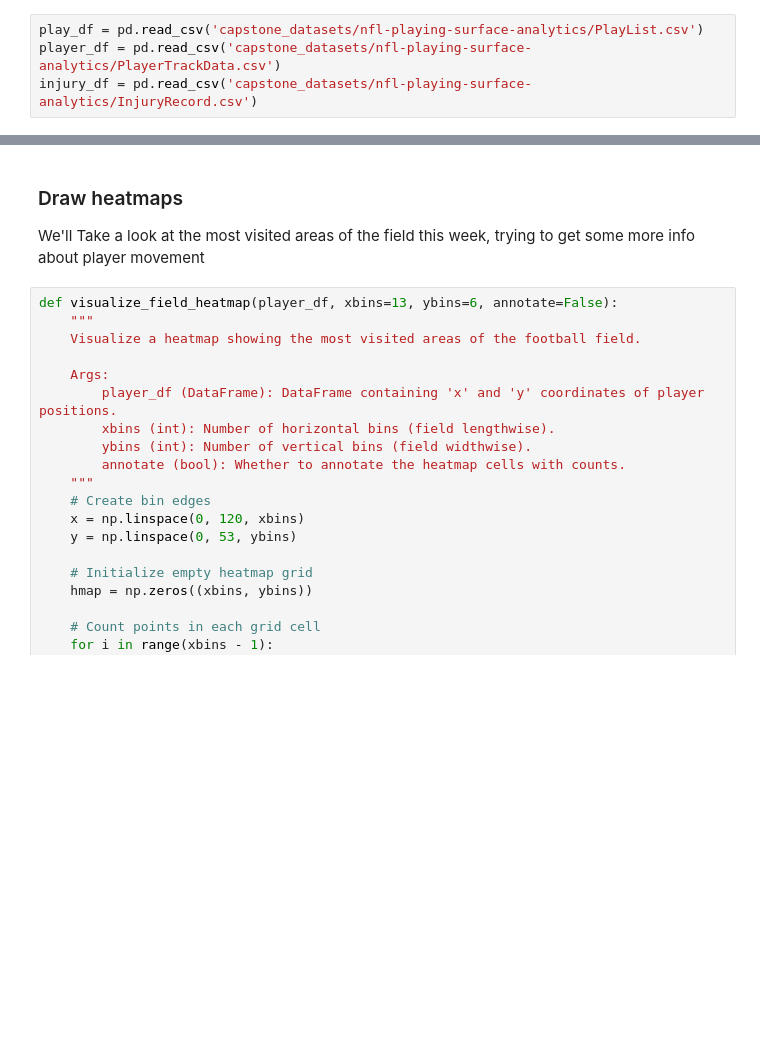
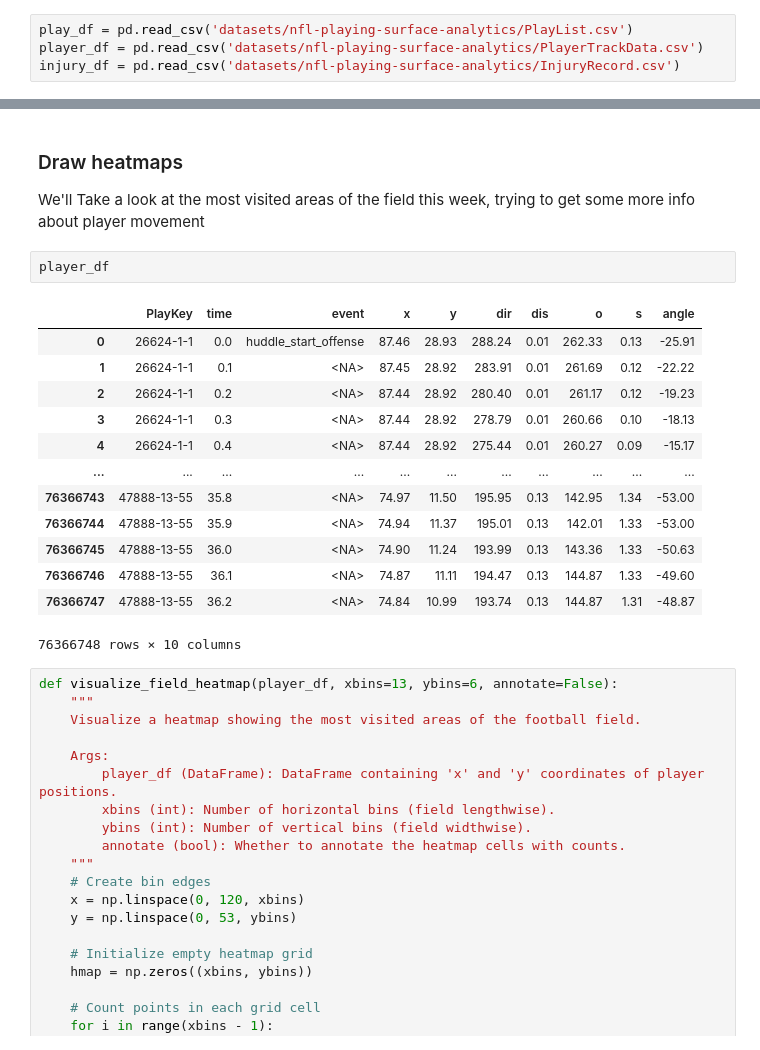
Before and after one commit to shmorhunmsds/ai4l_final_project, a Jupyter notebook: Week9_PShmorhun.ipynb, the cells around one changed output, grey strips where cells are left out. Drawn from its saved outputs; the diff is of its cells as text; blank space fills up the shorter version.

```diff
--- a/Week9_PShmorhun.ipynb
+++ b/Week9_PShmorhun.ipynb
@@ -125,9 +125,9 @@ import pandas as pd
 import warnings
 warnings.simplefilter(action='ignore', category=FutureWarning)
 # %%
-play_df = pd.read_csv('capstone_datasets/nfl-playing-surface-analytics/PlayList.csv')
-player_df = pd.read_csv('capstone_datasets/nfl-playing-surface-analytics/PlayerTrackData.csv')
-injury_df = pd.read_csv('capstone_datasets/nfl-playing-surface-analytics/InjuryRecord.csv')
+play_df = pd.read_csv('datasets/nfl-playing-surface-analytics/PlayList.csv')
+player_df = pd.read_csv('datasets/nfl-playing-surface-analytics/PlayerTrackData.csv')
+injury_df = pd.read_csv('datasets/nfl-playing-surface-analytics/InjuryRecord.csv')
 # %%
 !nvidia-smi # check if GPU is available
 # %% [output]
@@ -426,6 +426,22 @@ visualize_game_features(game_df_cleaned, rotation=90, add_labels=True, figsize=(
 # %% [markdown]
 ### Draw heatmaps
 We'll Take a look at the most visited areas of the field this week, trying to get some more info about player movement
+# %%
+player_df
+# %% [output]
+|  | PlayKey | time | event | x | y | dir | dis | o | s | angle |
+| 0 | 26624-1-1 | 0.0 | huddle_start_offense | 87.46 | 28.93 | 288.24 | 0.01 | 262.33 | 0.13 | -25.91 |
+| 1 | 26624-1-1 | 0.1 | <NA> | 87.45 | 28.92 | 283.91 | 0.01 | 261.69 | 0.12 | -22.22 |
+| 2 | 26624-1-1 | 0.2 | <NA> | 87.44 | 28.92 | 280.40 | 0.01 | 261.17 | 0.12 | -19.23 |
+| 3 | 26624-1-1 | 0.3 | <NA> | 87.44 | 28.92 | 278.79 | 0.01 | 260.66 | 0.10 | -18.13 |
+| 4 | 26624-1-1 | 0.4 | <NA> | 87.44 | 28.92 | 275.44 | 0.01 | 260.27 | 0.09 | -15.17 |
+| ... | ... | ... | ... | ... | ... | ... | ... | ... | ... | ... |
+| 76366743 | 47888-13-55 | 35.8 | <NA> | 74.97 | 11.50 | 195.95 | 0.13 | 142.95 | 1.34 | -53.00 |
+| 76366744 | 47888-13-55 | 35.9 | <NA> | 74.94 | 11.37 | 195.01 | 0.13 | 142.01 | 1.33 | -53.00 |
+| 76366745 | 47888-13-55 | 36.0 | <NA> | 74.90 | 11.24 | 193.99 | 0.13 | 143.36 | 1.33 | -50.63 |
+| 76366746 | 47888-13-55 | 36.1 | <NA> | 74.87 | 11.11 | 194.47 | 0.13 | 144.87 | 1.33 | -49.60 |
+| 76366747 | 47888-13-55 | 36.2 | <NA> | 74.84 | 10.99 | 193.74 | 0.13 | 144.87 | 1.31 | -48.87 |
+76366748 rows × 10 columns
 # %%
 def visualize_field_heatmap(player_df, xbins=13, ybins=6, annotate=False):
     """
```
Also changed, not shown: parts of 3 cells of this notebook, 6 other files.
